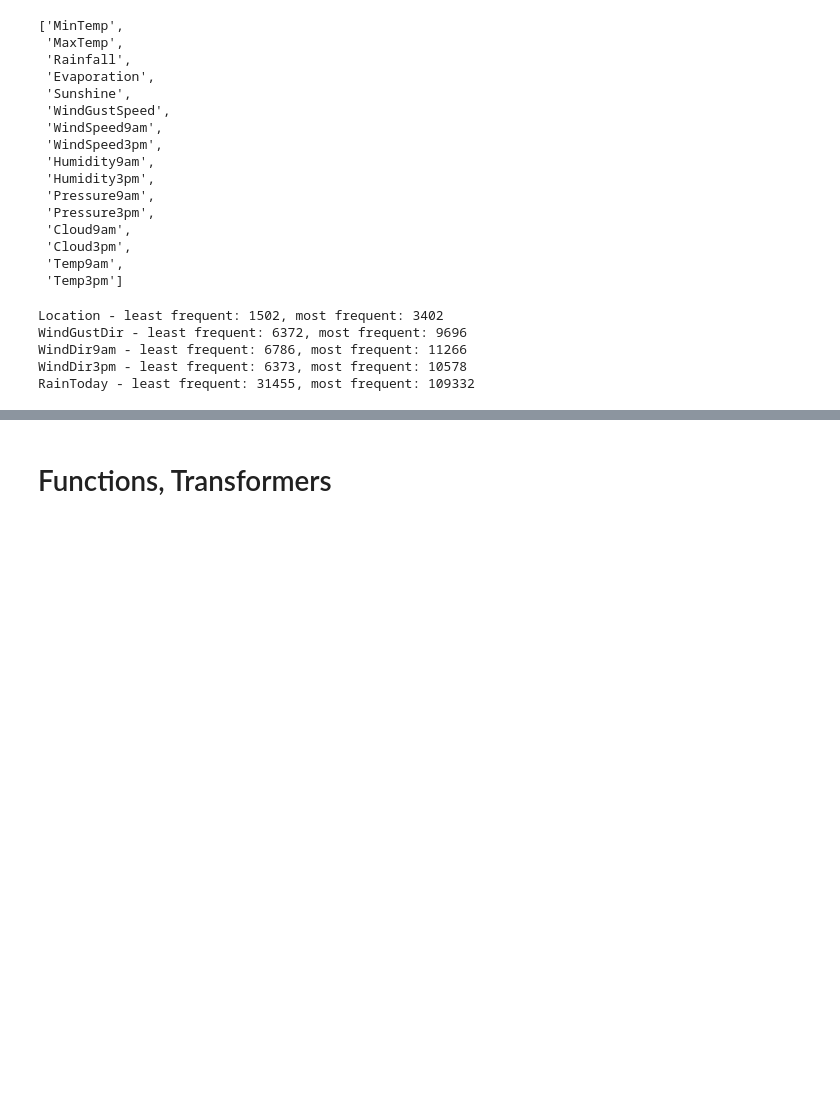
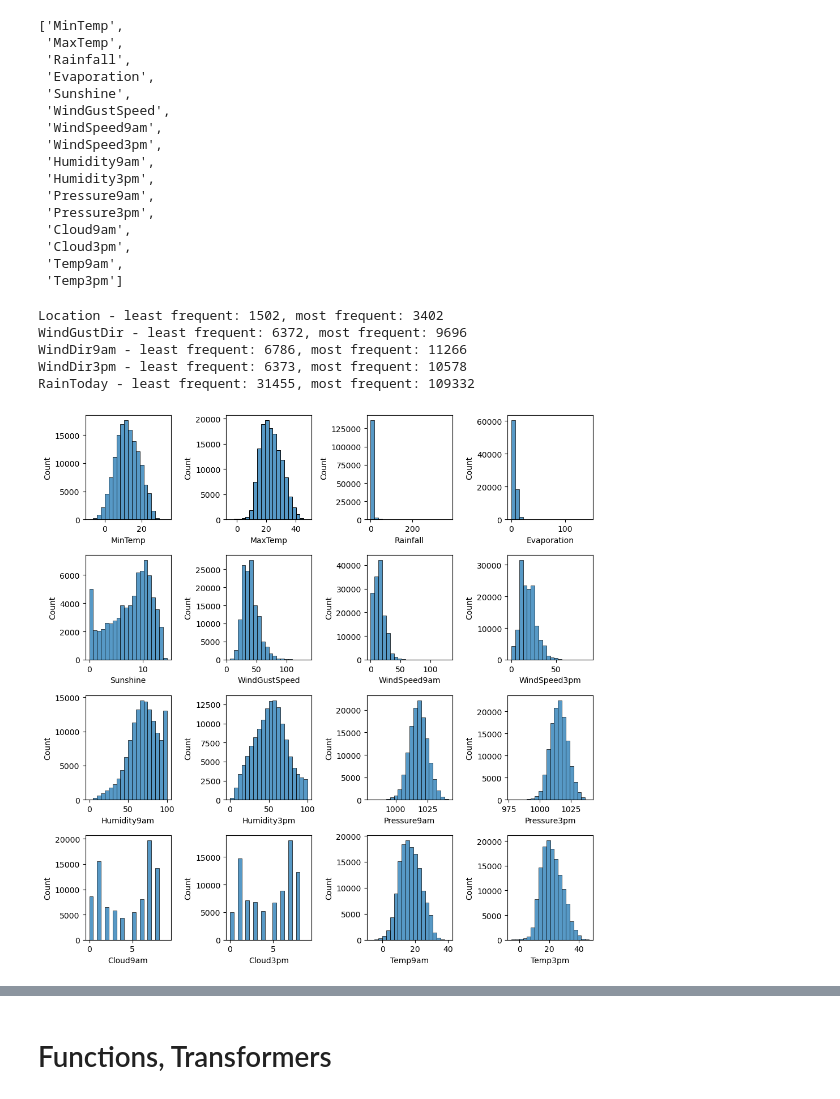
Before and after one commit to TomaszWasilewski/Predict-rain-in-Australia, a Jupyter notebook: rain_in_australia.ipynb, the cells around one changed output, grey strips where cells are left out. Saved outputs shown, nothing was run; the diff lists cells and outputs as text; code cells hidden in the pictures; blank space fills up the shorter version.

Commit message:
adding_boxplots_changing_histplots

```diff
--- a/rain_in_australia.ipynb
+++ b/rain_in_australia.ipynb
@@ -181,4 +179,14 @@ WindGustDir - least frequent: 6372, most frequent: 9696
 WindDir9am - least frequent: 6786, most frequent: 11266
 WindDir3pm - least frequent: 6373, most frequent: 10578
 RainToday - least frequent: 31455, most frequent: 109332
+# %%
+plt.figure(figsize=(10,10))
+for idx, feature in enumerate(numerical_features):
+    plt.subplot(4, 4, idx+1)
+    sns.histplot(X[feature], bins=20)
+    plt.tight_layout()
+
+plt.show();
+# %% [output]
+[figure, added]
 # %%
```
Also changed, not shown: parts of 52 cells of this notebook.
